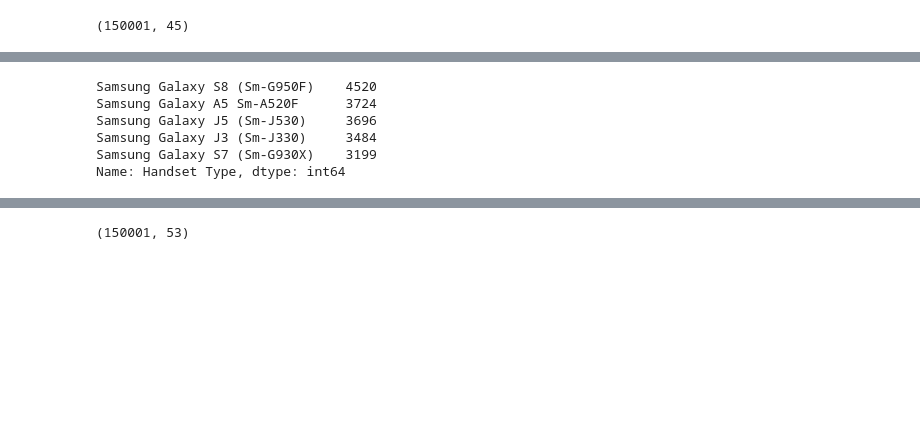
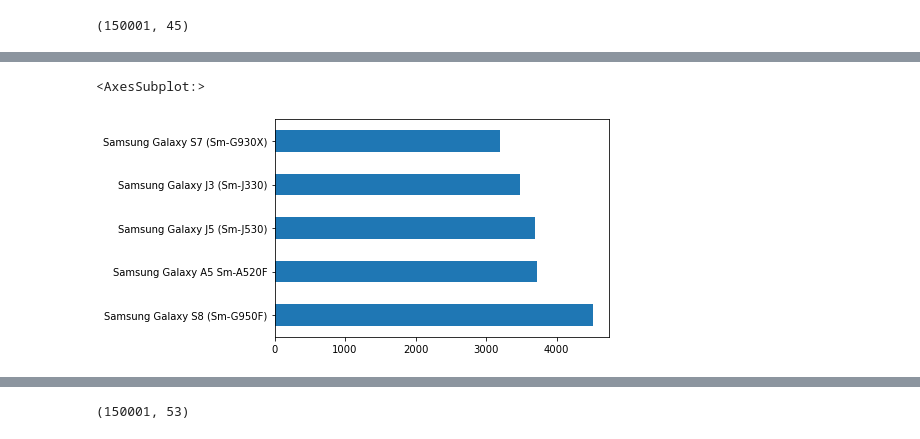
Before and after one commit to nebasam/Telecom_Data_Analysis, a Jupyter notebook: TelecomDataAnalysis.ipynb, the cells around one changed output, grey strips where cells are left out. Drawn from its saved outputs; the diff is of its cells as text; code cells hidden in the pictures; blank space fills up the shorter version.

```diff
--- a/TelecomDataAnalysis.ipynb
+++ b/TelecomDataAnalysis.ipynb
@@ -111,10 +98,6 @@ Name: Handset Type, dtype: int64
 # %%
-group_by_manufacturer(manufacturer='Samsung')
+group_by_manufacturer(manufacturer='Samsung').plot(kind='barh')
 # %% [output]
-Samsung Galaxy S8 (Sm-G950F)    4520
-Samsung Galaxy A5 Sm-A520F      3724
-Samsung Galaxy J5 (Sm-J530)     3696
-Samsung Galaxy J3 (Sm-J330)     3484
-Samsung Galaxy S7 (Sm-G930X)    3199
-Name: Handset Type, dtype: int64
+<AxesSubplot:>
+[figure, added]
 # %%
```
Also changed, not shown: parts of 9 cells of this notebook.
